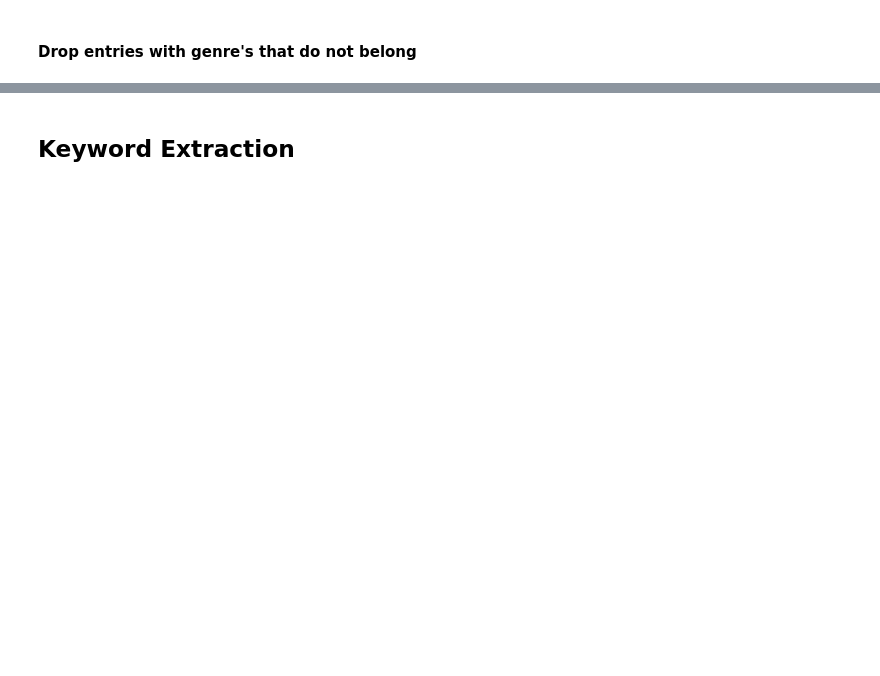
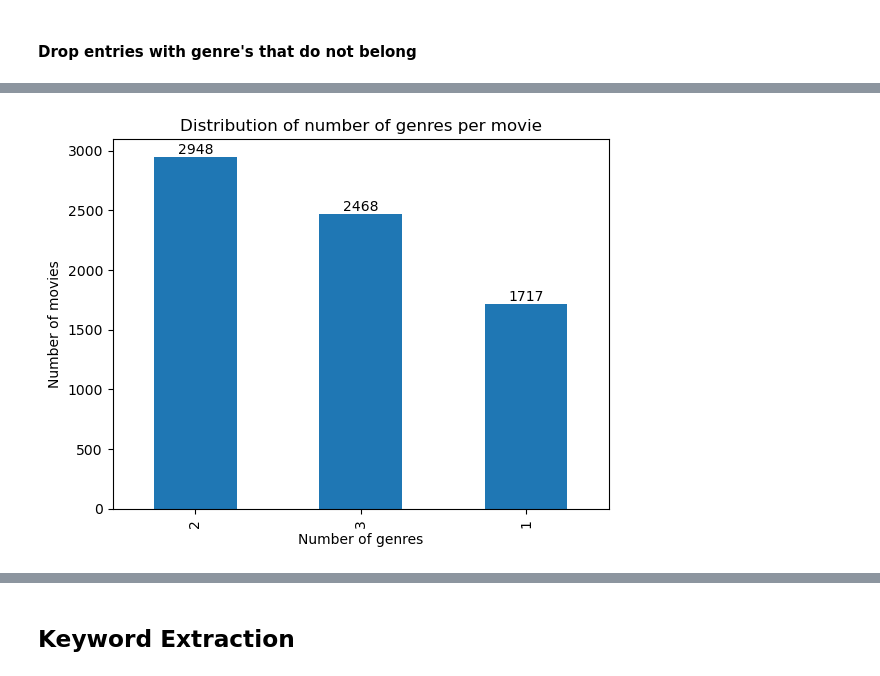
Before and after one commit to xavier-santos/Challenge3-Team7-MEIA-2022-2023, a Jupyter notebook: notebooks/Stage 1 - Data Preprocessing.ipynb, the cells around one changed output, grey strips where cells are left out. Saved outputs shown, nothing was run; the diff lists cells and outputs as text; code cells hidden in the pictures; blank space fills up the shorter version.

```diff
--- a/notebooks/Stage 1 - Data Preprocessing.ipynb
+++ b/notebooks/Stage 1 - Data Preprocessing.ipynb
@@ -243,0 +257,21 @@ plt.show()
+# %%
+# Define the range of columns corresponding to the genres
+index_start = df.columns.get_loc('Comedy')
+index_end = df.columns.get_loc('Horror and Thriller')
+
+# Count the number of genres for each movie
+counts = df.iloc[:, index_start:index_end+1].apply(lambda row: row.astype(bool).sum(), axis=1).value_counts()
+
+# Create a bar plot of the counts
+ax = counts.plot.bar()
+ax.set_xlabel('Number of genres')
+ax.set_ylabel('Number of movies')
+ax.set_title('Distribution of number of genres per movie')
+
+# Add text labels with the count of movies for each bar
+for i, count in enumerate(counts):
+    ax.text(i, count+1, str(count), ha='center', va='bottom')
+
+plt.show()
+# %% [output]
+[figure, added]
```
Also changed, not shown: parts of 21 cells of this notebook, 3 other files.
